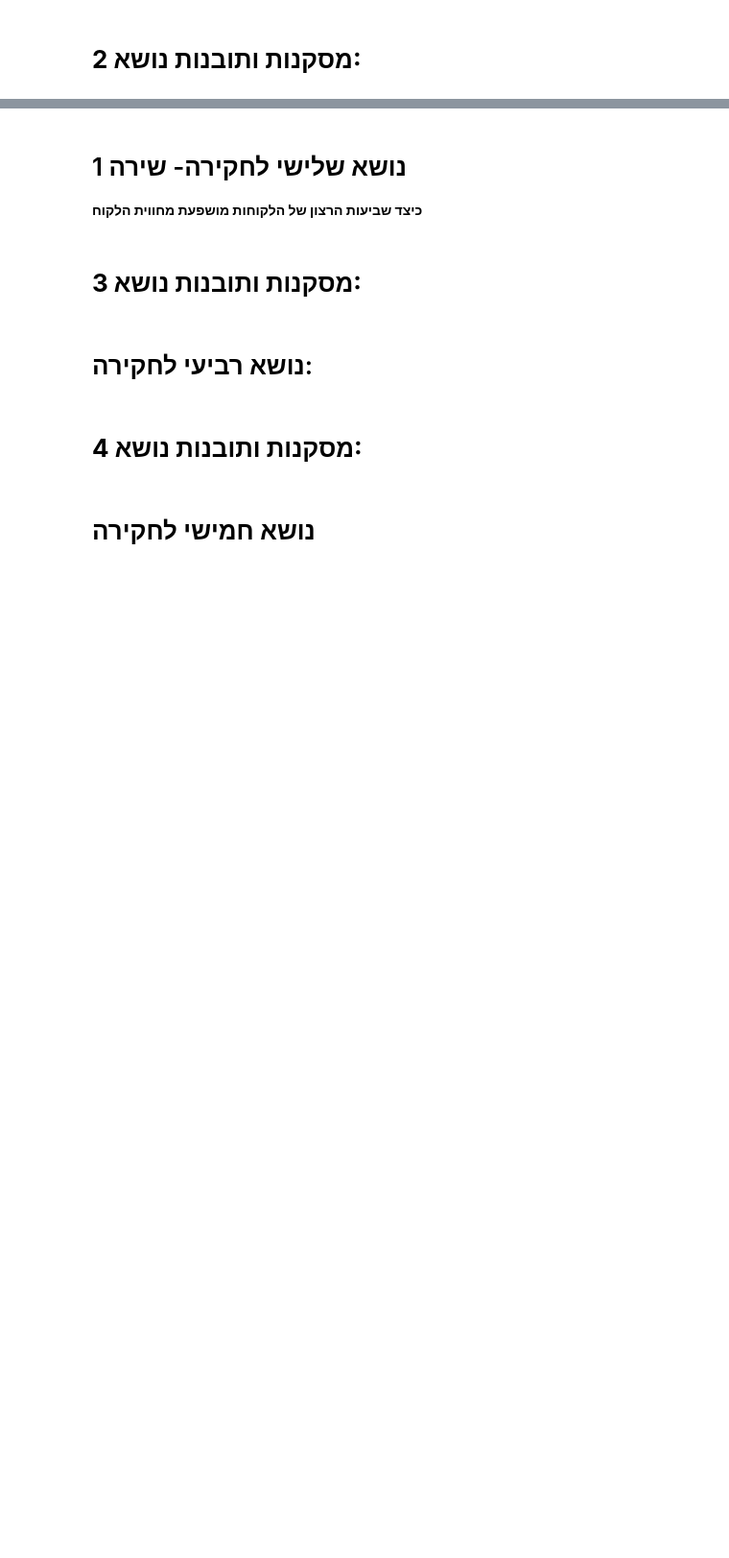
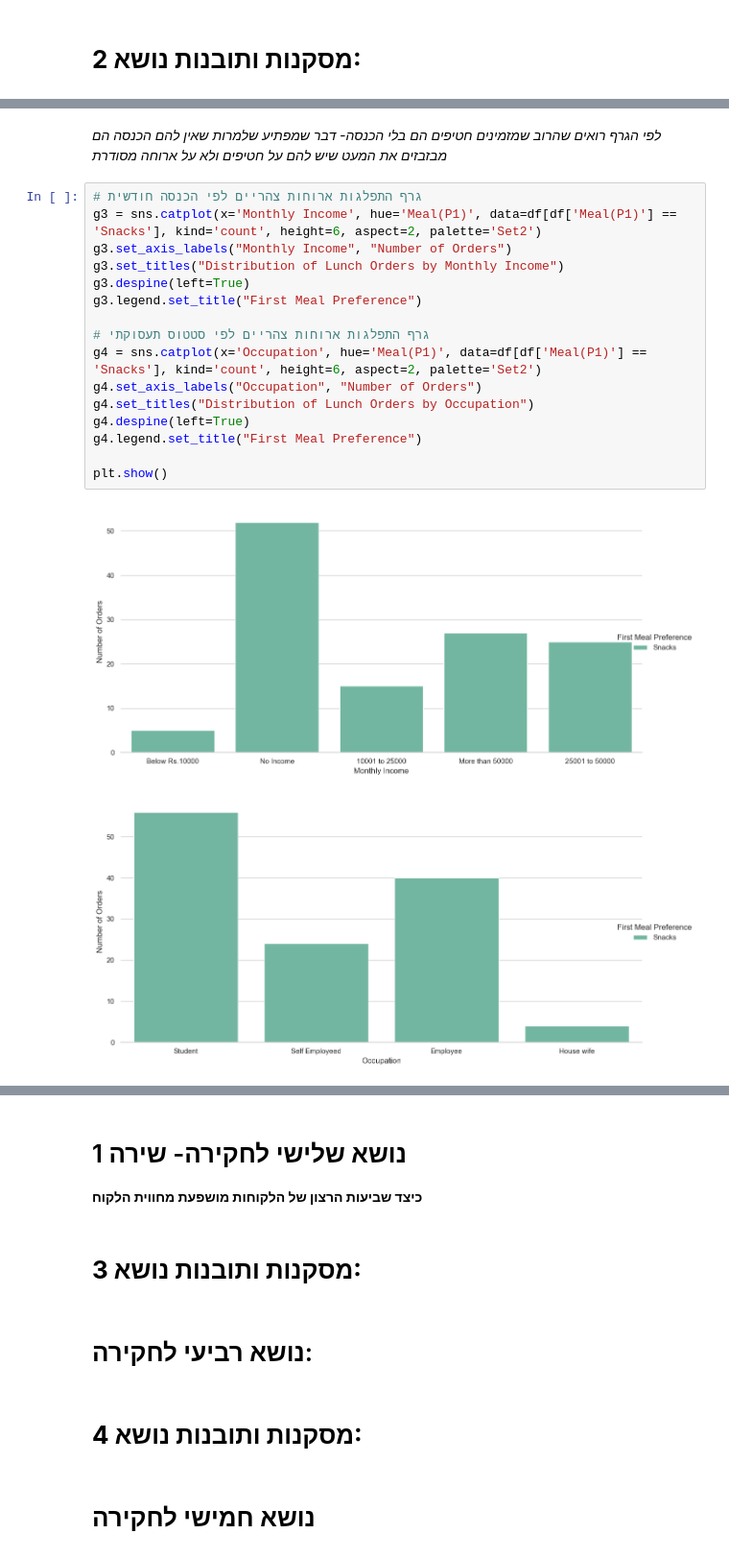
Before and after one commit to roeiraz12/Swwigy-project, a Jupyter notebook: כולנו יחד.ipynb, the cells around one changed output, grey strips where cells are left out. Shown at 96% size. Drawn from its saved outputs; the diff is of its cells as text; blank space fills up the shorter version.

```diff
--- a/כולנו יחד.ipynb
+++ b/כולנו יחד.ipynb
@@ -323,0 +416,21 @@ Index(['Column1', 'Column2', 'Column3'], dtype='object')
+# %% [markdown]
+*לפי הגרף רואים שהרוב שמזמינים חטיפים הם בלי הכנסה- דבר שמפתיע שלמרות שאין להם הכנסה הם מבזבזים את המעט שיש להם על חטיפים ולא על ארוחה מסודרת*
+# %%
+# גרף התפלגות ארוחות צהריים לפי הכנסה חודשית
+g3 = sns.catplot(x='Monthly Income', hue='Meal(P1)', data=df[df['Meal(P1)'] == 'Snacks'], kind='count', height=6, aspect=2, palette='Set2')
+g3.set_axis_labels("Monthly Income", "Number of Orders")
+g3.set_titles("Distribution of Lunch Orders by Monthly Income")
+g3.despine(left=True)
+g3.legend.set_title("First Meal Preference")
+
+# גרף התפלגות ארוחות צהריים לפי סטטוס תעסוקתי
+g4 = sns.catplot(x='Occupation', hue='Meal(P1)', data=df[df['Meal(P1)'] == 'Snacks'], kind='count', height=6, aspect=2, palette='Set2')
+g4.set_axis_labels("Occupation", "Number of Orders")
+g4.set_titles("Distribution of Lunch Orders by Occupation")
+g4.despine(left=True)
+g4.legend.set_title("First Meal Preference")
+
+plt.show()
+# %% [output]
+[figure, added]
+[figure, added]
```
Also changed, not shown: parts of 16 cells of this notebook.
